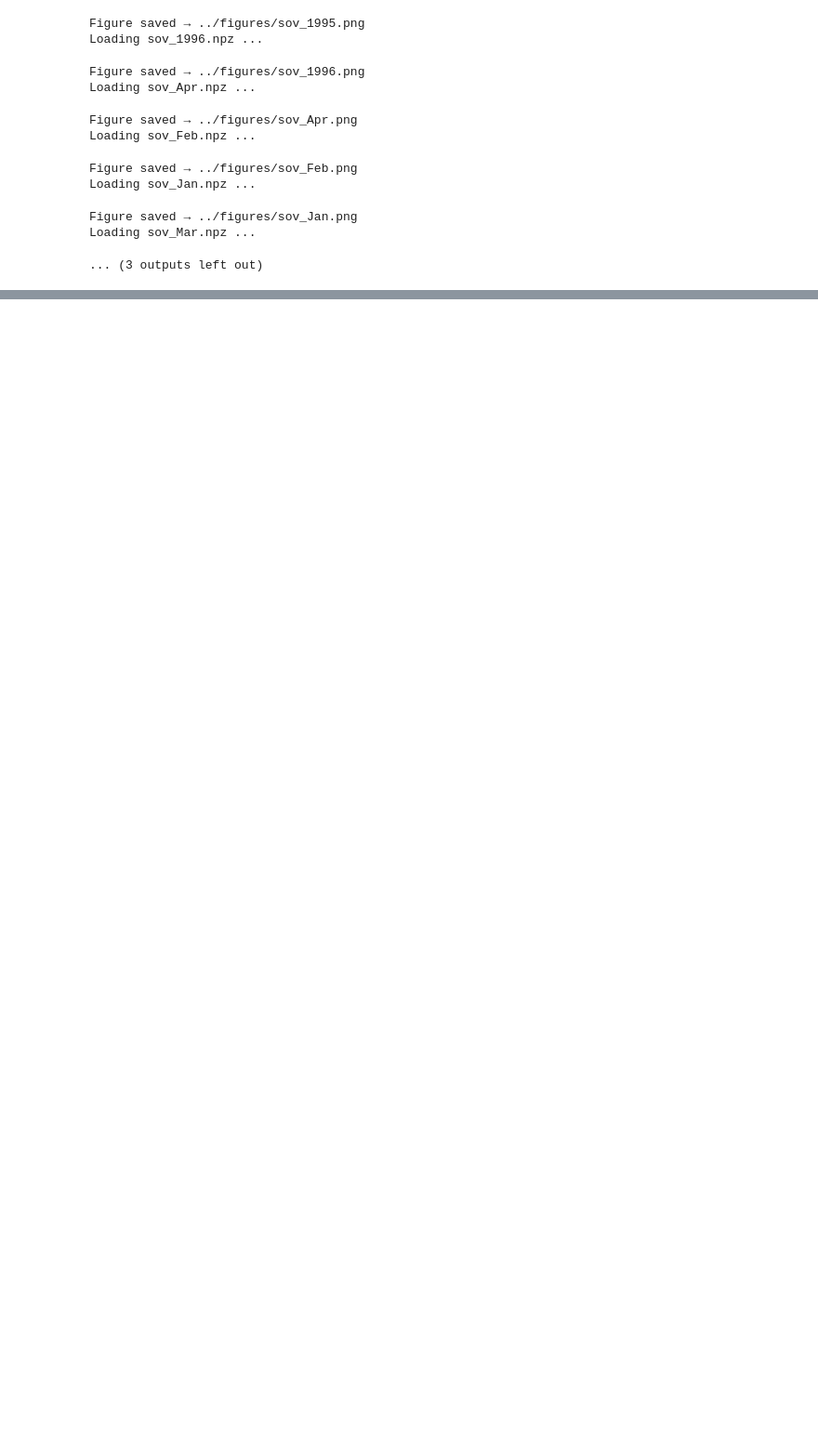
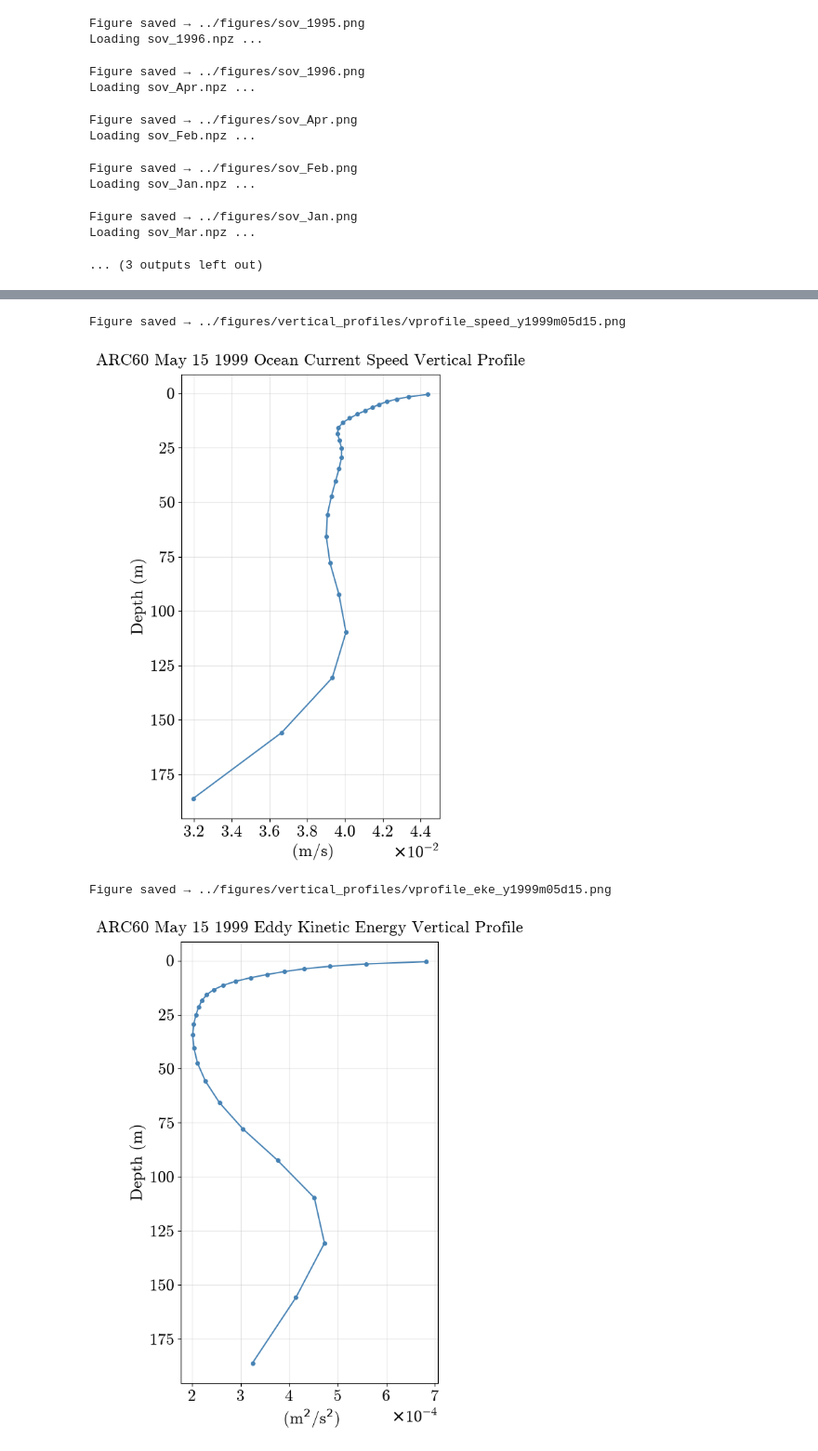
Before and after one commit to andresilvasquez/ARC60DataAnalysis, a Jupyter notebook: codes/beaufortGyre.ipynb, the cells around one changed output, grey strips where cells are left out. Shown at 93% size. Drawn from its saved outputs; the diff is of its cells as text; code cells hidden in the pictures; blank space fills up the shorter version.

Commit message:
aug 25 save

```diff
--- a/codes/beaufortGyre.ipynb
+++ b/codes/beaufortGyre.ipynb
@@ -2752,0 +3778,12 @@ Loading sov_Mar.npz ...
+# %%
+graphVerticalProfile('vprofile_speed_y1999m05d15', save=True)
+graphVerticalProfile('vprofile_eke_y1999m05d15', save=True)
+graphVerticalProfile('vprofile_speed_y1999m06d01', save=True)
+graphVerticalProfile('vprofile_eke_y1999m06d01', save=True)
+graphVerticalProfile('vprofile_speed_y1999m06d15', save=True)
+graphVerticalProfile('vprofile_speed_y1999m06d15', save=True)
+# %% [output]
+Figure saved → ../figures/vertical_profiles/vprofile_speed_y1999m05d15.png
+[figure, added]
+Figure saved → ../figures/vertical_profiles/vprofile_eke_y1999m05d15.png
+[figure, added]
```
Also changed, not shown: parts of 8 cells of this notebook.
